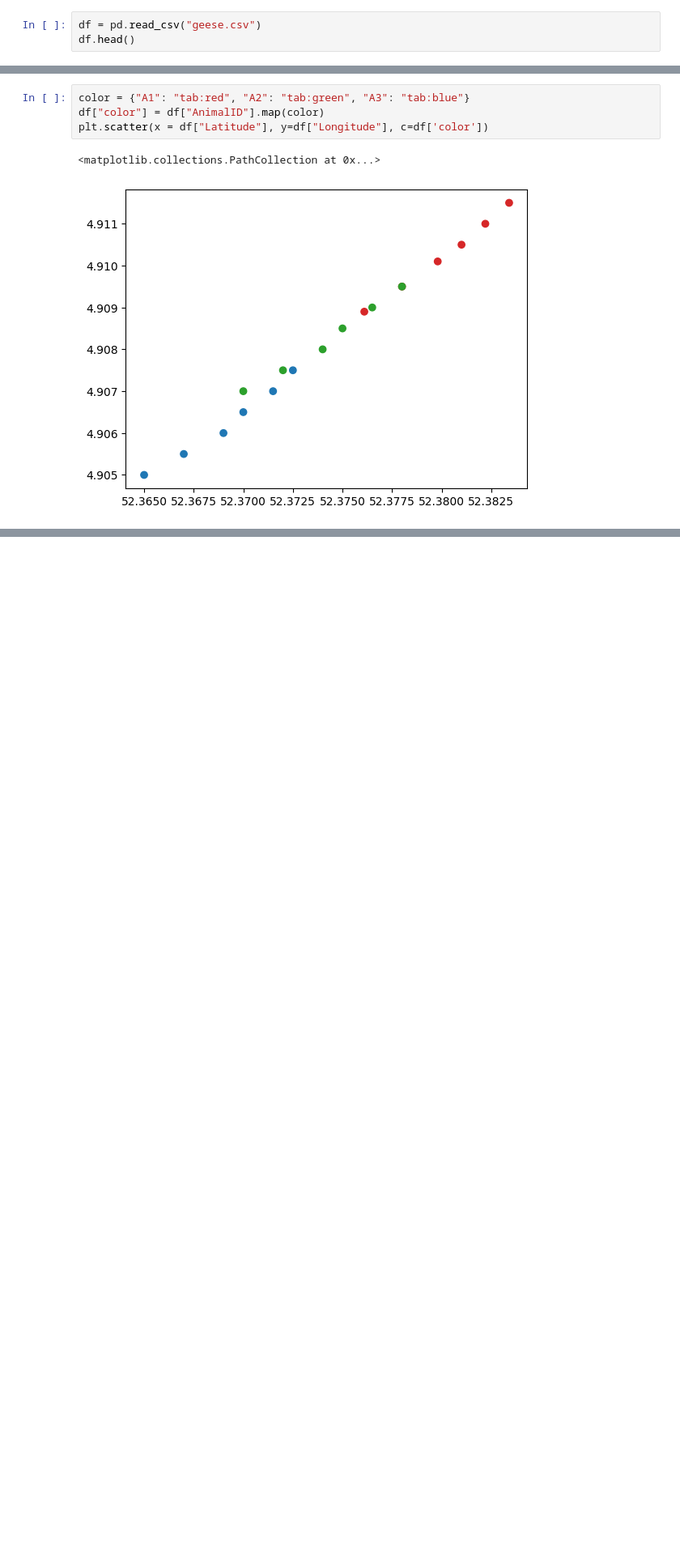
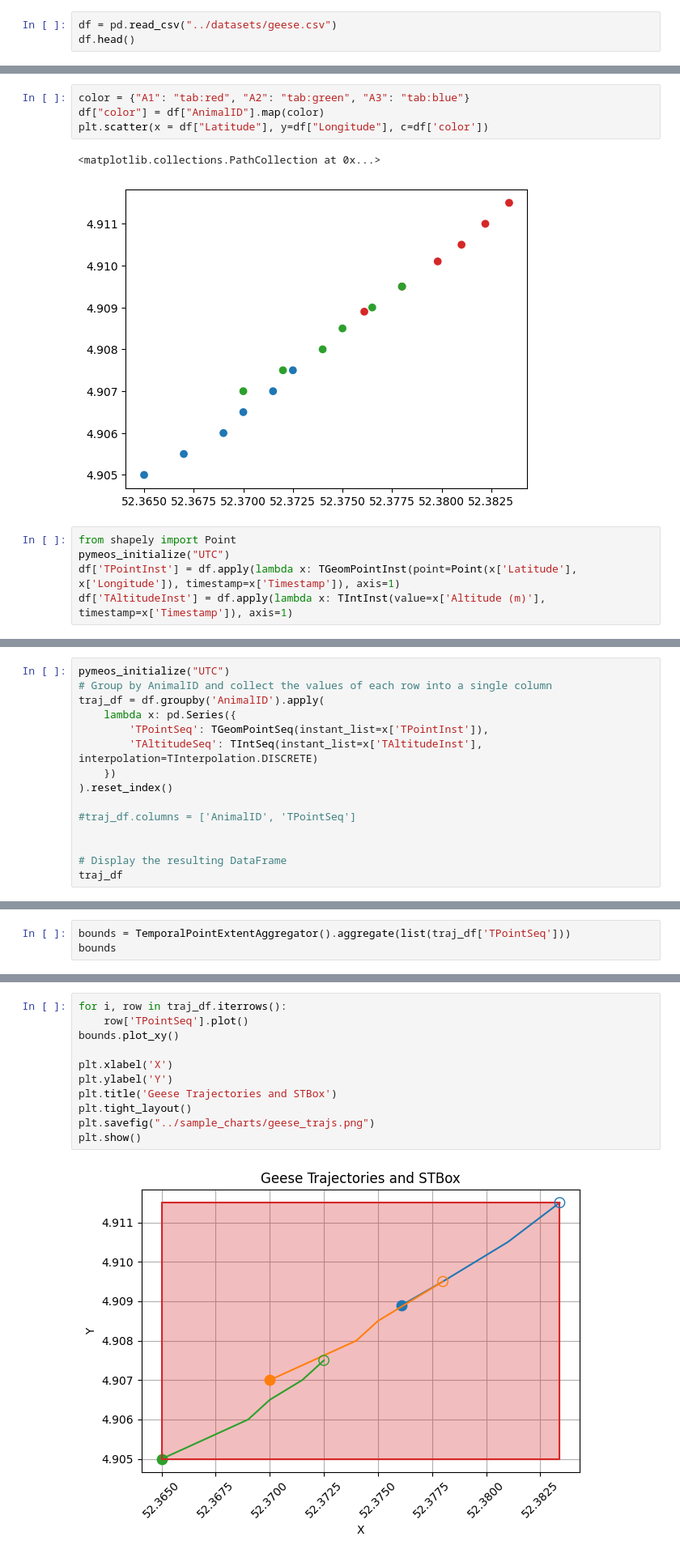
Before and after one commit to Action52/MobilityPySpark, a Jupyter notebook: notebooks/DuckExample.ipynb, the cells around one changed output, grey strips where cells are left out. Shown at 81% size. Saved outputs shown, nothing was run; the diff lists cells and outputs as text; blank space fills up the shorter version.

```diff
--- a/notebooks/DuckExample.ipynb
+++ b/notebooks/DuckExample.ipynb
@@ -7,7 +7,7 @@ import matplotlib.pyplot as plt
 
 pymeos_initialize()
 # %%
-df = pd.read_csv("geese.csv")
+df = pd.read_csv("../datasets/geese.csv")
 df.head()
 # %% [output]
 |  | Timestamp | AnimalID | Latitude | Longitude | Altitude (m) |
@@ -23,3 +23,8 @@ plt.scatter(x = df["Latitude"], y=df["Longitude"], c=df['color'])
 # %% [output]
 <matplotlib.collections.PathCollection at 0x...>
 [figure]
+# %%
+from shapely import Point
+pymeos_initialize("UTC")
+df['TPointInst'] = df.apply(lambda x: TGeomPointInst(point=Point(x['Latitude'], x['Longitude']), timestamp=x['Timestamp']), axis=1)
+df['TAltitudeInst'] = df.apply(lambda x: TIntInst(value=x['Altitude (m)'], timestamp=x['Timestamp']), axis=1)
@@ -25,0 +38,15 @@ plt.scatter(x = df["Latitude"], y=df["Longitude"], c=df['color'])
+# %%
+pymeos_initialize("UTC")
+# Group by AnimalID and collect the values of each row into a single column
+traj_df = df.groupby('AnimalID').apply(
+    lambda x: pd.Series({
+        'TPointSeq': TGeomPointSeq(instant_list=x['TPointInst']),
+        'TAltitudeSeq': TIntSeq(instant_list=x['TAltitudeInst'], interpolation=TInterpolation.DISCRETE)
+    })
+).reset_index()
+
+#traj_df.columns = ['AnimalID', 'TPointSeq']
+
+
+# Display the resulting DataFrame
+traj_df
@@ -25,0 +58,3 @@ plt.scatter(x = df["Latitude"], y=df["Longitude"], c=df['color'])
+# %%
+bounds = TemporalPointExtentAggregator().aggregate(list(traj_df['TPointSeq']))
+bounds
@@ -25,0 +63,13 @@ plt.scatter(x = df["Latitude"], y=df["Longitude"], c=df['color'])
+# %%
+for i, row in traj_df.iterrows():
+    row['TPointSeq'].plot()
+bounds.plot_xy()
+
+plt.xlabel('X')
+plt.ylabel('Y')
+plt.title('Geese Trajectories and STBox')
+plt.tight_layout()
+plt.savefig("../sample_charts/geese_trajs.png")
+plt.show()
+# %% [output]
+[figure, added]
```
Also changed, not shown: parts of 14 cells of this notebook, 31 other files.
